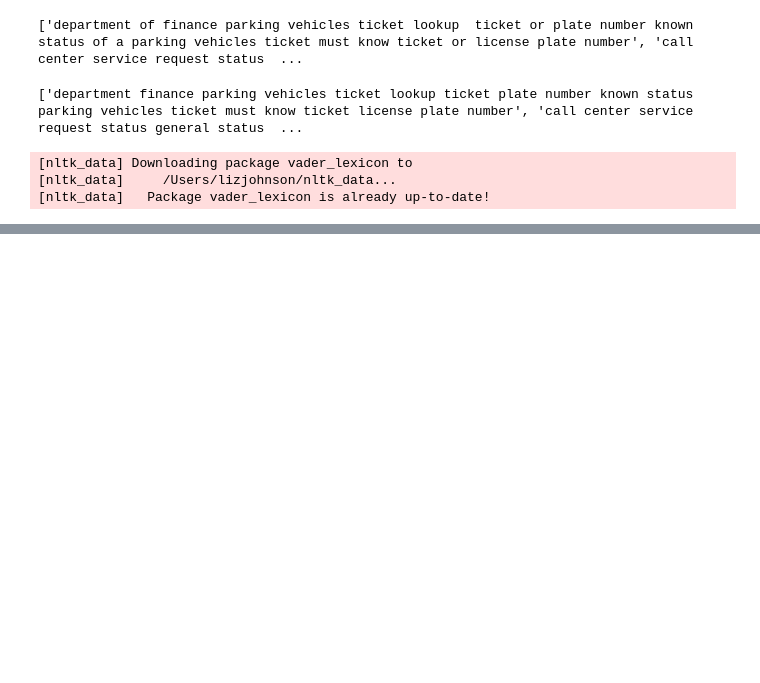
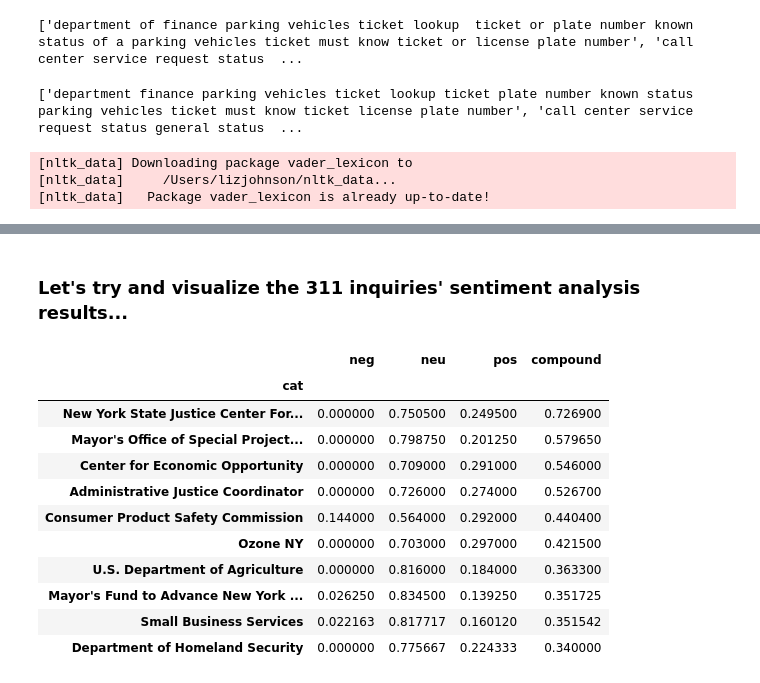
Before and after one commit to emj1020/311_sentiment_analysis, a Jupyter notebook: Scripts/02_preprocessing_311comps.ipynb, the cells around one changed output, grey strips where cells are left out. Drawn from its saved outputs; the diff is of its cells as text; code cells hidden in the pictures; blank space fills up the shorter version.

```diff
--- a/Scripts/02_preprocessing_311comps.ipynb
+++ b/Scripts/02_preprocessing_311comps.ipynb
@@ -298,3 +301,23 @@ mean_sentiment_scores = call_comps.groupby('combined_cats')['sentiment_scores'].
 # %%
 #save outputs
 call_comps.to_csv('../Outputs/311calls_complaints_vadar_results.csv')
+# %% [markdown]
+### Let's try and visualize the 311 inquiries' sentiment analysis results...
+# %%
+mean_values = call_comps[['cat','neg','neu','pos', 'compound']].groupby('cat').agg({'neg': 'mean', 'neu': 'mean', 'pos': 'mean', 'compound': 'mean'})
+median_values = call_comps[['cat','neg','neu','pos', 'compound']].groupby('cat').agg({'neg': 'median', 'neu': 'median', 'pos': 'median', 'compound': 'median'})
+# %%
+mean_values.sort_values(by = 'compound', ascending = False).head(10)
+# %% [output]
+|  | neg | neu | pos | compound |
+| cat |  |  |  |  |
+| New York State Justice Center For... | 0.000000 | 0.750500 | 0.249500 | 0.726900 |
+| Mayor's Office of Special Project... | 0.000000 | 0.798750 | 0.201250 | 0.579650 |
+| Center for Economic Opportunity | 0.000000 | 0.709000 | 0.291000 | 0.546000 |
+| Administrative Justice Coordinator | 0.000000 | 0.726000 | 0.274000 | 0.526700 |
+| Consumer Product Safety Commission | 0.144000 | 0.564000 | 0.292000 | 0.440400 |
+| Ozone NY | 0.000000 | 0.703000 | 0.297000 | 0.421500 |
+| U.S. Department of Agriculture | 0.000000 | 0.816000 | 0.184000 | 0.363300 |
+| Mayor's Fund to Advance New York ... | 0.026250 | 0.834500 | 0.139250 | 0.351725 |
+| Small Business Services | 0.022163 | 0.817717 | 0.160120 | 0.351542 |
+| Department of Homeland Security | 0.000000 | 0.775667 | 0.224333 | 0.340000 |
```
Also changed, not shown: parts of 10 cells of this notebook.
